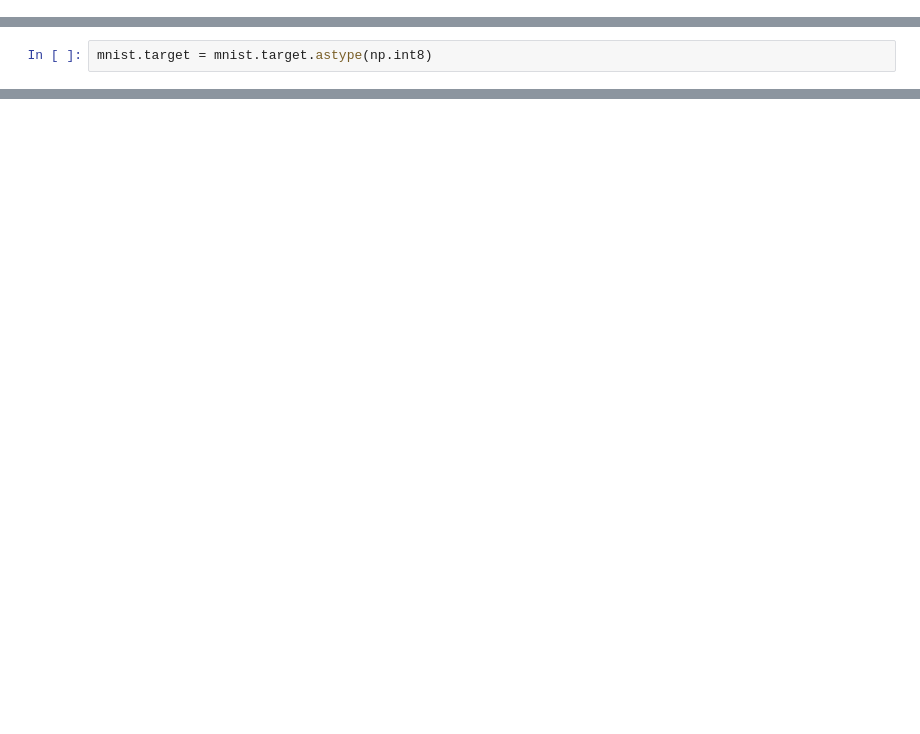
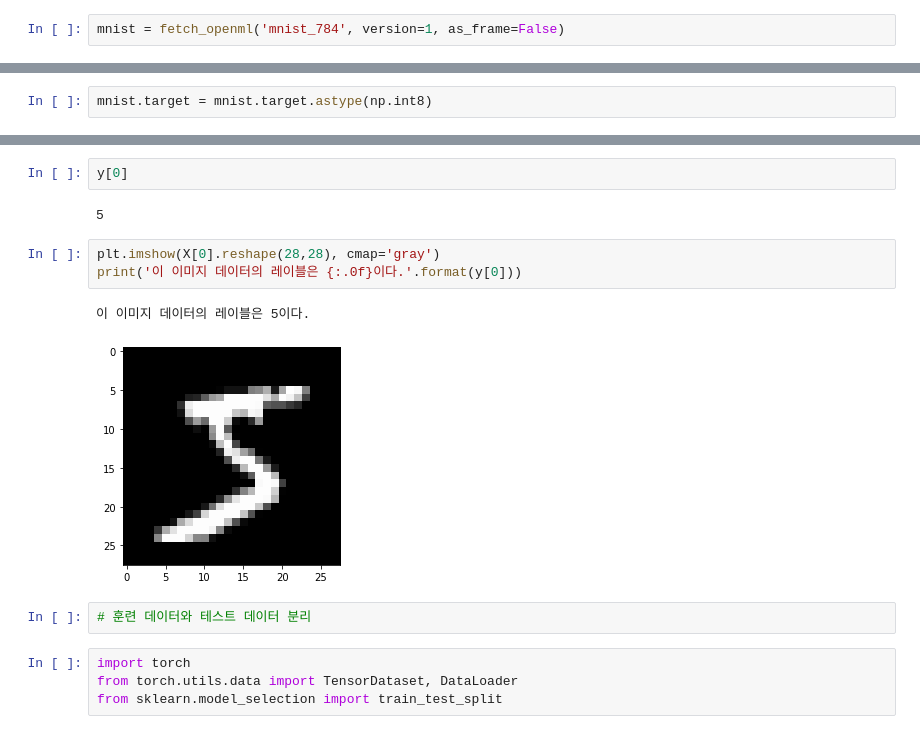
Before and after one commit to DUMCHPPACH/YOUNG, a Jupyter notebook: startwhithtorch/06_08.ipynb, the cells around one changed output, grey strips where cells are left out. Drawn from its saved outputs; the diff is of its cells as text; blank space fills up the shorter version.

```diff
--- a/startwhithtorch/06_08.ipynb
+++ b/startwhithtorch/06_08.ipynb
@@ -11,0 +12,2 @@ mnist = fetch_openml('mnist_784', version=1, cache=True)
+# %%
+mnist = fetch_openml('mnist_784', version=1, as_frame=False)
@@ -20,0 +71,16 @@ KeyError: 0
+# %%
+y[0]
+# %% [output]
+5
+# %%
+plt.imshow(X[0].reshape(28,28), cmap='gray')
+print('이 이미지 데이터의 레이블은 {:.0f}이다.'.format(y[0]))
+# %% [output]
+이 이미지 데이터의 레이블은 5이다.
+[figure, added]
+# %%
+# 훈련 데이터와 테스트 데이터 분리
+# %%
+import torch
+from torch.utils.data import TensorDataset, DataLoader
+from sklearn.model_selection import train_test_split
```
Also changed, not shown: parts of 16 cells of this notebook.
